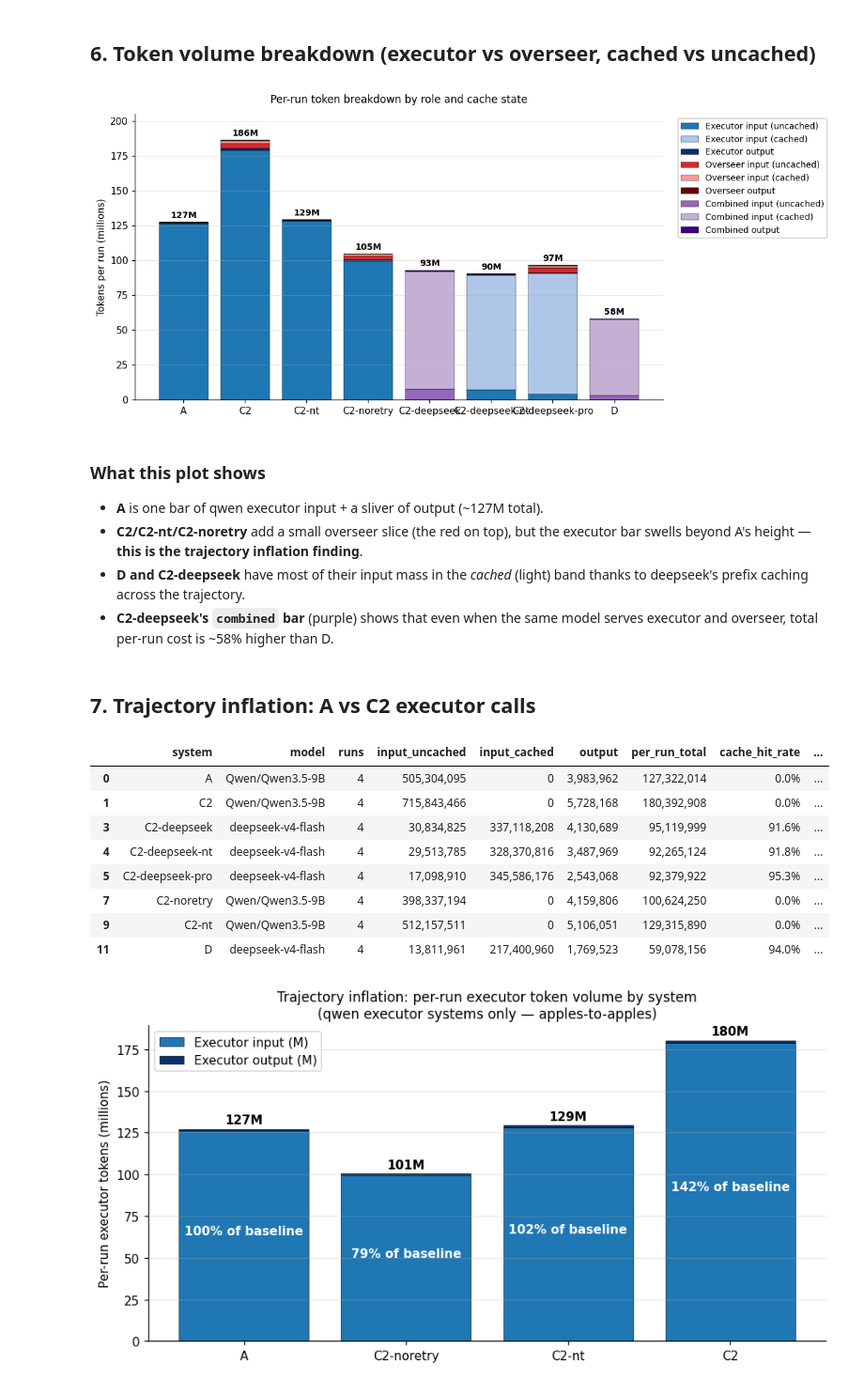
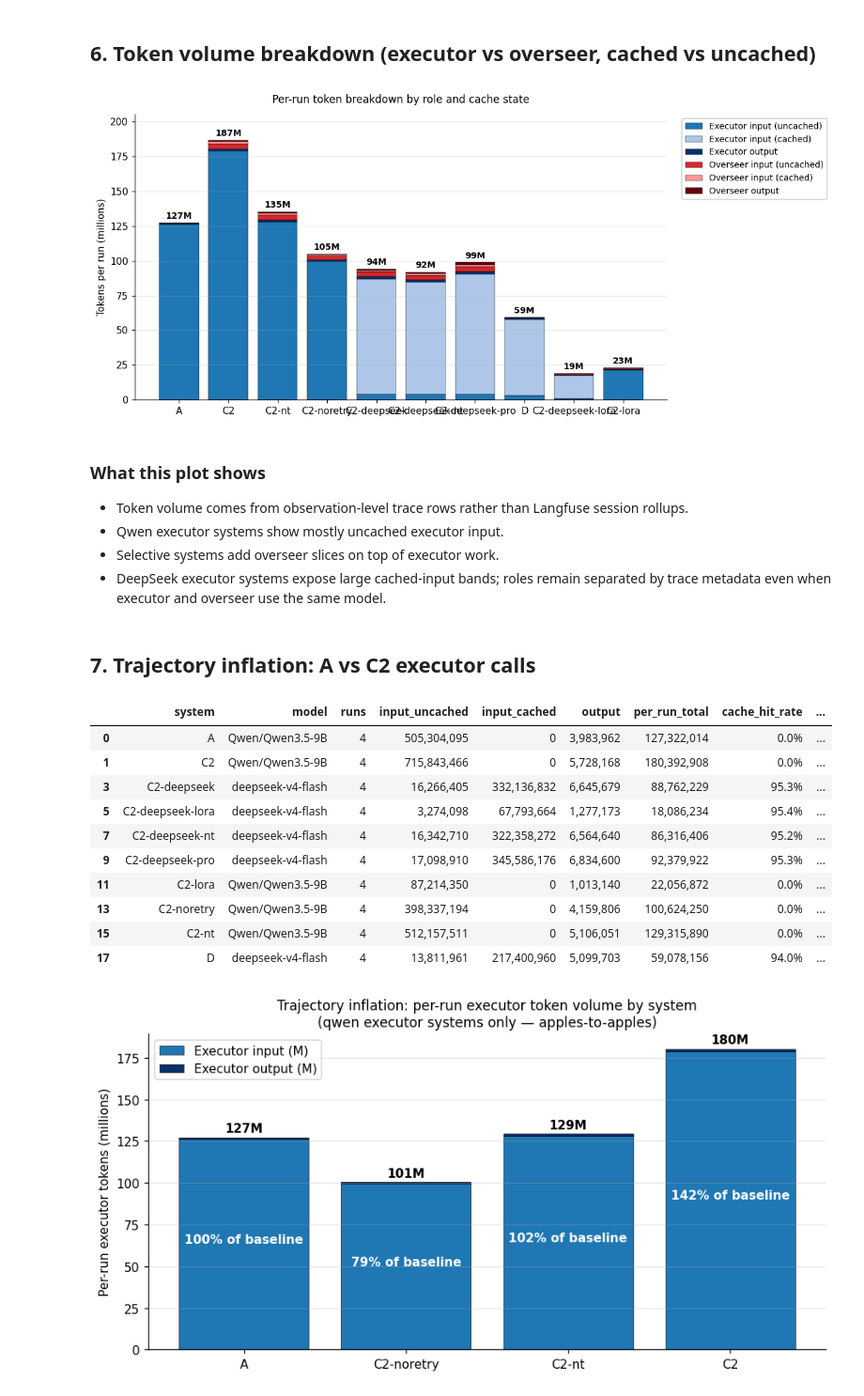
Before and after one commit to dntgafck/deepplanning-selective-oversight, a Jupyter notebook: notebooks/analysis.ipynb, the cells around one changed output. Shown at 94% size. Saved outputs shown, nothing was run; the diff lists cells and outputs as text; code cells hidden in the pictures.

```diff
--- a/notebooks/analysis.ipynb
+++ b/notebooks/analysis.ipynb
@@ -363,11 +406,12 @@ plt.show()
 # %%
 fig, ax = plt.subplots(figsize=(10.5, 5))
 per_level = al.per_run_per_level(per_case)
+per_level = per_level[per_level['system'].isin(['A', 'C2', 'C2-nt', 'D', 'C2-deepseek'])]
 agg_level = (per_level.groupby(['system','level'], as_index=False)
                        .agg(mean=('case_accuracy','mean'),
                             std=('case_accuracy','std')))
 
-systems_present = [s for s in SYSTEM_ORDER if s in agg_level.system.unique()]
+systems_present = [s for s in ['A', 'C2', 'C2-nt', 'D', 'C2-deepseek'] if s in agg_level.system.unique()]
 levels = [1, 2, 3]
 x = np.arange(len(levels))
 width = 0.13
@@ -379,10 +423,11 @@ for i, s in enumerate(systems_present):
     ax.bar(pos, means, width, label=s, color=SYSTEM_COLORS[s],
            yerr=stds, capsize=3, edgecolor='black', linewidth=0.4)
 
-ax.set_xticks(x); ax.set_xticklabels([f'Level {L}' for L in levels])
+ax.set_xticks(x)
+ax.set_xticklabels([f'Level {L}' for L in levels])
 ax.set_ylabel('Case accuracy (mean ± std across runs)')
 ax.set_title('Per-level case accuracy by system')
-ax.legend(loc='upper right', framealpha=0.95)
+ax.legend(loc='lower right', framealpha=0.95)
 ax.set_ylim(0, 0.75)
 ax.grid(alpha=0.3, axis='y')
 plt.tight_layout()
@@ -423,52 +468,47 @@ stack_order = [
     ('overseer', 'in_unc',     '#d62728', 'Overseer input (uncached)'),
     ('overseer', 'in_cached',  '#ff9896', 'Overseer input (cached)'),
     ('overseer', 'out',        '#67000d', 'Overseer output'),
-    ('combined', 'in_unc',     '#9467bd', 'Combined input (uncached)'),
-    ('combined', 'in_cached',  '#c5b0d5', 'Combined input (cached)'),
-    ('combined', 'out',        '#3f007d', 'Combined output'),
 ]
 for role, col, color, label in stack_order:
     vals = []
     for s in systems_present:
         sub = breakdown[(breakdown.system == s) & (breakdown.role == role)]
         v = sub[col].sum() / 1e6 if not sub.empty else 0.0
         vals.append(v)
     if all(v == 0 for v in vals):
         continue
     ax.bar(xs, vals, bottom=bottoms, label=label, color=color,
            edgecolor='black', linewidth=0.3)
     bottoms = bottoms + np.array(vals)
 
-ax.set_xticks(xs); ax.set_xticklabels(systems_present)
+ax.set_xticks(xs)
+ax.set_xticklabels(systems_present)
 ax.set_ylabel('Tokens per run (millions)')
 ax.set_title('Per-run token breakdown by role and cache state', pad=12)
 ax.set_ylim(0, max(bottoms) * 1.10)
 ax.legend(bbox_to_anchor=(1.02, 1), loc='upper left', framealpha=0.95, fontsize=9)
 ax.grid(alpha=0.3, axis='y')
 
 # Annotate total on top of each bar
 for i, total in enumerate(bottoms):
     ax.text(xs[i], total + 3, f'{total:.0f}M', ha='center', fontsize=9, fontweight='bold')
 
 plt.tight_layout()
 plt.savefig('out_token_breakdown.png', bbox_inches='tight')
 plt.show()
 # %% [output]
-[figure, old version]
+[figure, new version]
 # %% [markdown]
 ### What this plot shows
 
-- **A** is one bar of qwen executor input + a sliver of output (~127M total).
-- **C2/C2-nt/C2-noretry** add a small overseer slice (the red on top), but the
-  executor bar swells beyond A's height — **this is the trajectory inflation finding**.
-- **D and C2-deepseek** have most of their input mass in the *cached* (light) band
-  thanks to deepseek's prefix caching across the trajectory.
-- **C2-deepseek's `combined` bar** (purple) shows that even when the same model
-  serves executor and overseer, total per-run cost is ~58% higher than D.
+- Token volume comes from observation-level trace rows rather than Langfuse session rollups.
+- Qwen executor systems show mostly uncached executor input.
+- Selective systems add overseer slices on top of executor work.
+- DeepSeek executor systems expose large cached-input bands; roles remain separated by trace metadata even when executor and overseer use the same model.
 # %% [markdown]
 ## 7. Trajectory inflation: A vs C2 executor calls
 # %%
-exec_only = lf[lf.role.isin(['executor', 'combined'])].copy()
+exec_only = lf[lf.role == 'executor'].copy()
 exec_only = exec_only[['system','model','runs','input_uncached','input_cached',
                        'output','per_run_total','cache_hit_rate']]
 exec_only['per_run_total_M'] = exec_only['per_run_total'] / 1e6
@@ -484,12 +524,14 @@ exec_only.style.format({
 |  | system | model | runs | input_uncached | input_cached | output | per_run_total | cache_hit_rate | ... |
 | 0 | A | Qwen/Qwen3.5-9B | 4 | 505,304,095 | 0 | 3,983,962 | 127,322,014 | 0.0% | ... |
 | 1 | C2 | Qwen/Qwen3.5-9B | 4 | 715,843,466 | 0 | 5,728,168 | 180,392,908 | 0.0% | ... |
-| 3 | C2-deepseek | deepseek-v4-flash | 4 | 30,834,825 | 337,118,208 | 4,130,689 | 95,119,999 | 91.6% | ... |
-| 4 | C2-deepseek-nt | deepseek-v4-flash | 4 | 29,513,785 | 328,370,816 | 3,487,969 | 92,265,124 | 91.8% | ... |
-| 5 | C2-deepseek-pro | deepseek-v4-flash | 4 | 17,098,910 | 345,586,176 | 2,543,068 | 92,379,922 | 95.3% | ... |
-| 7 | C2-noretry | Qwen/Qwen3.5-9B | 4 | 398,337,194 | 0 | 4,159,806 | 100,624,250 | 0.0% | ... |
-| 9 | C2-nt | Qwen/Qwen3.5-9B | 4 | 512,157,511 | 0 | 5,106,051 | 129,315,890 | 0.0% | ... |
-| 11 | D | deepseek-v4-flash | 4 | 13,811,961 | 217,400,960 | 1,769,523 | 59,078,156 | 94.0% | ... |
+| 3 | C2-deepseek | deepseek-v4-flash | 4 | 16,266,405 | 332,136,832 | 6,645,679 | 88,762,229 | 95.3% | ... |
+| 5 | C2-deepseek-lora | deepseek-v4-flash | 4 | 3,274,098 | 67,793,664 | 1,277,173 | 18,086,234 | 95.4% | ... |
+| 7 | C2-deepseek-nt | deepseek-v4-flash | 4 | 16,342,710 | 322,358,272 | 6,564,640 | 86,316,406 | 95.2% | ... |
+| 9 | C2-deepseek-pro | deepseek-v4-flash | 4 | 17,098,910 | 345,586,176 | 6,834,600 | 92,379,922 | 95.3% | ... |
+| 11 | C2-lora | Qwen/Qwen3.5-9B | 4 | 87,214,350 | 0 | 1,013,140 | 22,056,872 | 0.0% | ... |
+| 13 | C2-noretry | Qwen/Qwen3.5-9B | 4 | 398,337,194 | 0 | 4,159,806 | 100,624,250 | 0.0% | ... |
+| 15 | C2-nt | Qwen/Qwen3.5-9B | 4 | 512,157,511 | 0 | 5,106,051 | 129,315,890 | 0.0% | ... |
+| 17 | D | deepseek-v4-flash | 4 | 13,811,961 | 217,400,960 | 5,099,703 | 59,078,156 | 94.0% | ... |
 # %%
 # Bar chart: executor-side per-run input tokens for qwen-executor systems.
 qwen_systems = [s for s in ['A', 'C2-noretry', 'C2-nt', 'C2'] if s in set(lf.system)]
```
Also changed, not shown: parts of 18 cells of this notebook, 5 other files.
